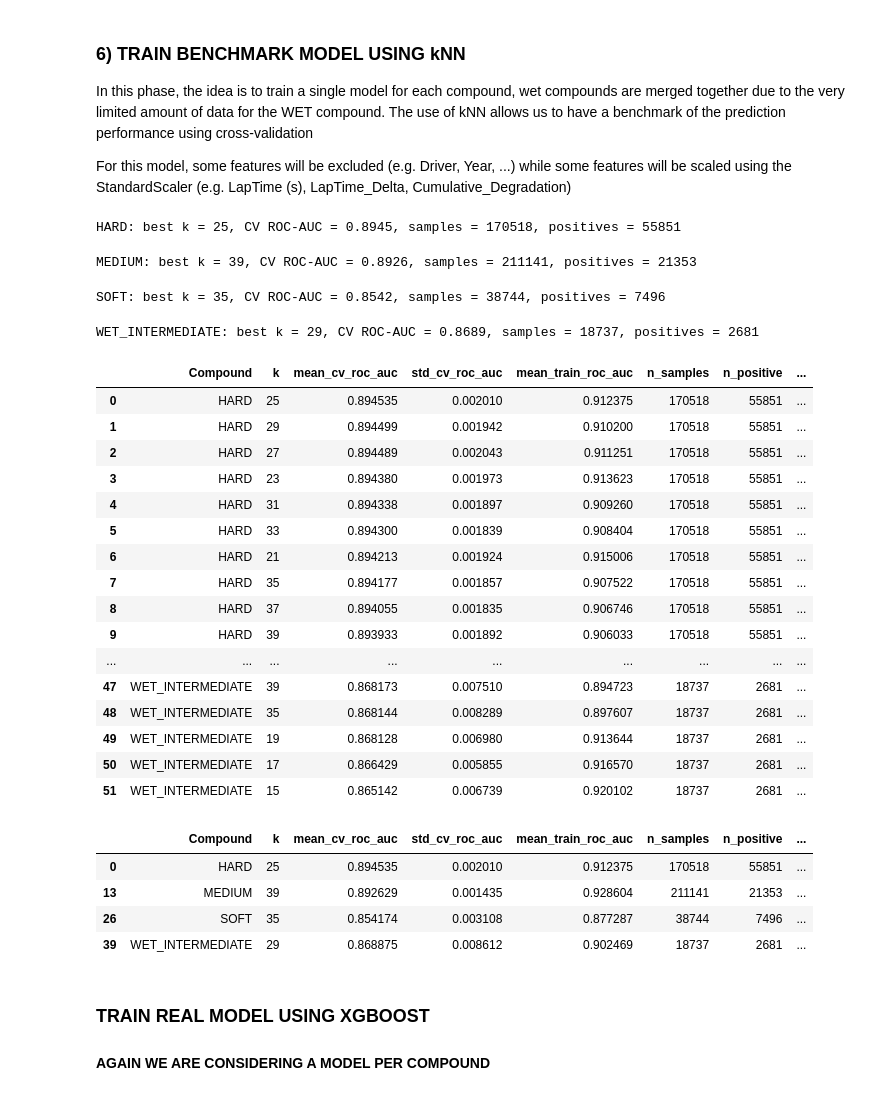
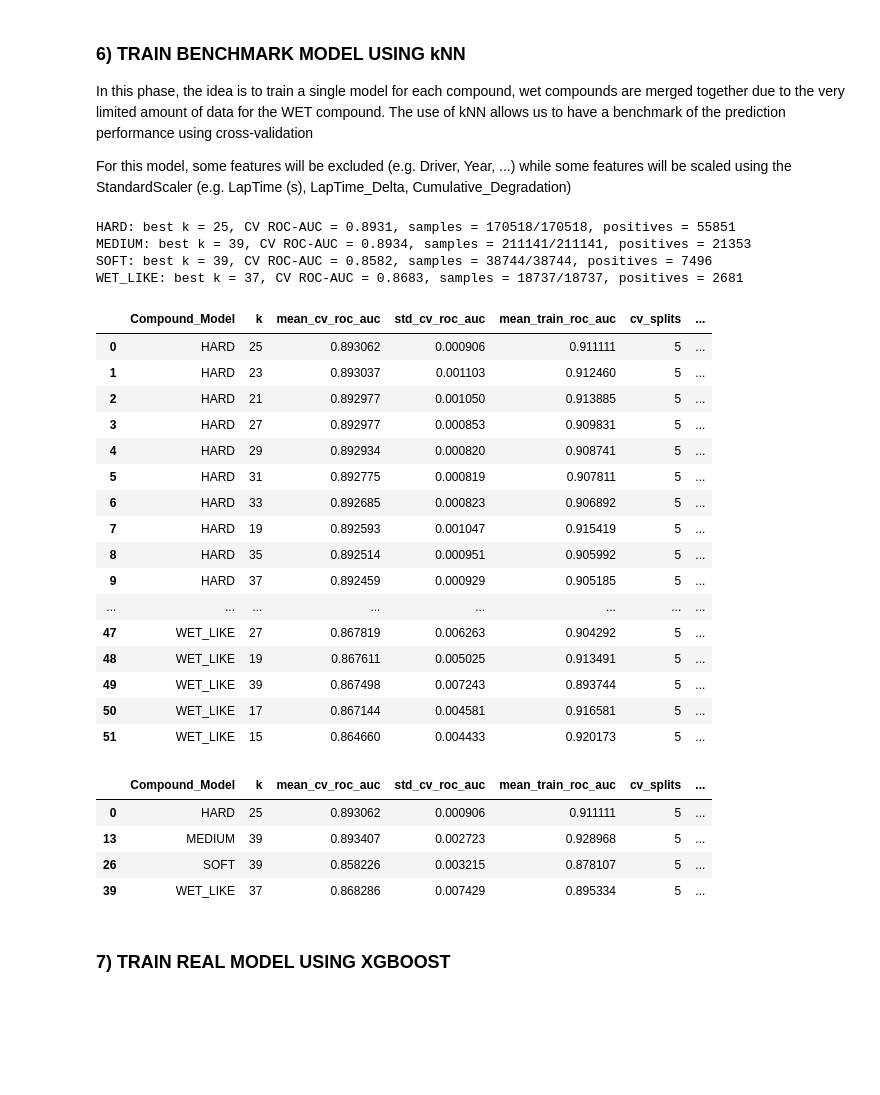
Before and after one commit to giacomoscanavini/data_science_notebooks, a Jupyter notebook: project_predicting_f1_pit_stops/predicting_f1_pit_stops.ipynb, the cells around one changed output. Saved outputs shown, nothing was run; the diff lists cells and outputs as text; code cells hidden in the pictures; blank space fills up the shorter version.

```diff
--- a/project_predicting_f1_pit_stops/predicting_f1_pit_stops.ipynb
+++ b/project_predicting_f1_pit_stops/predicting_f1_pit_stops.ipynb
@@ -964,47 +962,51 @@ def build_compound_knn_models(
 
     return models, results_df
 # %%
-models, knn_results = build_compound_knn_models(df)
-knn_results
+#models, knn_results = build_compound_knn_models(
+#    df,
+#    n_splits=5,
+#    max_samples_per_compound=None,
+#)
+#knn_results
 # %% [output]
-HARD: best k = 25, CV ROC-AUC = 0.8945, samples = 170518, positives = 55851
+HARD: best k = 25, CV ROC-AUC = 0.8931, samples = 170518/170518, positives = 55851
+MEDIUM: best k = 39, CV ROC-AUC = 0.8934, samples = 211141/211141, positives = 21353
+SOFT: best k = 39, CV ROC-AUC = 0.8582, samples = 38744/38744, positives = 7496
+WET_LIKE: best k = 37, CV ROC-AUC = 0.8683, samples = 18737/18737, positives = 2681
-MEDIUM: best k = 39, CV ROC-AUC = 0.8926, samples = 211141, positives = 21353
-SOFT: best k = 35, CV ROC-AUC = 0.8542, samples = 38744, positives = 7496
-WET_INTERMEDIATE: best k = 29, CV ROC-AUC = 0.8689, samples = 18737, positives = 2681
-|  | Compound | k | mean_cv_roc_auc | std_cv_roc_auc | mean_train_roc_auc | n_samples | n_positive | ... |
-| 0 | HARD | 25 | 0.894535 | 0.002010 | 0.912375 | 170518 | 55851 | ... |
-| 1 | HARD | 29 | 0.894499 | 0.001942 | 0.910200 | 170518 | 55851 | ... |
-| 2 | HARD | 27 | 0.894489 | 0.002043 | 0.911251 | 170518 | 55851 | ... |
-| 3 | HARD | 23 | 0.894380 | 0.001973 | 0.913623 | 170518 | 55851 | ... |
-| 4 | HARD | 31 | 0.894338 | 0.001897 | 0.909260 | 170518 | 55851 | ... |
-| 5 | HARD | 33 | 0.894300 | 0.001839 | 0.908404 | 170518 | 55851 | ... |
-| 6 | HARD | 21 | 0.894213 | 0.001924 | 0.915006 | 170518 | 55851 | ... |
-| 7 | HARD | 35 | 0.894177 | 0.001857 | 0.907522 | 170518 | 55851 | ... |
-| 8 | HARD | 37 | 0.894055 | 0.001835 | 0.906746 | 170518 | 55851 | ... |
-| 9 | HARD | 39 | 0.893933 | 0.001892 | 0.906033 | 170518 | 55851 | ... |
-| ... | ... | ... | ... | ... | ... | ... | ... | ... |
-| 47 | WET_INTERMEDIATE | 39 | 0.868173 | 0.007510 | 0.894723 | 18737 | 2681 | ... |
-| 48 | WET_INTERMEDIATE | 35 | 0.868144 | 0.008289 | 0.897607 | 18737 | 2681 | ... |
-| 49 | WET_INTERMEDIATE | 19 | 0.868128 | 0.006980 | 0.913644 | 18737 | 2681 | ... |
-| 50 | WET_INTERMEDIATE | 17 | 0.866429 | 0.005855 | 0.916570 | 18737 | 2681 | ... |
-| 51 | WET_INTERMEDIATE | 15 | 0.865142 | 0.006739 | 0.920102 | 18737 | 2681 | ... |
+|  | Compound_Model | k | mean_cv_roc_auc | std_cv_roc_auc | mean_train_roc_auc | cv_splits | ... |
+| 0 | HARD | 25 | 0.893062 | 0.000906 | 0.911111 | 5 | ... |
+| 1 | HARD | 23 | 0.893037 | 0.001103 | 0.912460 | 5 | ... |
+| 2 | HARD | 21 | 0.892977 | 0.001050 | 0.913885 | 5 | ... |
+| 3 | HARD | 27 | 0.892977 | 0.000853 | 0.909831 | 5 | ... |
+| 4 | HARD | 29 | 0.892934 | 0.000820 | 0.908741 | 5 | ... |
+| 5 | HARD | 31 | 0.892775 | 0.000819 | 0.907811 | 5 | ... |
+| 6 | HARD | 33 | 0.892685 | 0.000823 | 0.906892 | 5 | ... |
+| 7 | HARD | 19 | 0.892593 | 0.001047 | 0.915419 | 5 | ... |
+| 8 | HARD | 35 | 0.892514 | 0.000951 | 0.905992 | 5 | ... |
+| 9 | HARD | 37 | 0.892459 | 0.000929 | 0.905185 | 5 | ... |
+| ... | ... | ... | ... | ... | ... | ... | ... |
+| 47 | WET_LIKE | 27 | 0.867819 | 0.006263 | 0.904292 | 5 | ... |
+| 48 | WET_LIKE | 19 | 0.867611 | 0.005025 | 0.913491 | 5 | ... |
+| 49 | WET_LIKE | 39 | 0.867498 | 0.007243 | 0.893744 | 5 | ... |
+| 50 | WET_LIKE | 17 | 0.867144 | 0.004581 | 0.916581 | 5 | ... |
+| 51 | WET_LIKE | 15 | 0.864660 | 0.004433 | 0.920173 | 5 | ... |
 # %%
+# Print best kNN models
 best_by_compound = (
     knn_results
     .sort_values("mean_cv_roc_auc", ascending=False)
-    .groupby("Compound")
+    .groupby("Compound_Model")
     .head(1)
-    .sort_values("Compound")
+    .sort_values("Compound_Model")
 )
 
 best_by_compound
 # %% [output]
-|  | Compound | k | mean_cv_roc_auc | std_cv_roc_auc | mean_train_roc_auc | n_samples | n_positive | ... |
-| 0 | HARD | 25 | 0.894535 | 0.002010 | 0.912375 | 170518 | 55851 | ... |
-| 13 | MEDIUM | 39 | 0.892629 | 0.001435 | 0.928604 | 211141 | 21353 | ... |
-| 26 | SOFT | 35 | 0.854174 | 0.003108 | 0.877287 | 38744 | 7496 | ... |
-| 39 | WET_INTERMEDIATE | 29 | 0.868875 | 0.008612 | 0.902469 | 18737 | 2681 | ... |
+|  | Compound_Model | k | mean_cv_roc_auc | std_cv_roc_auc | mean_train_roc_auc | cv_splits | ... |
+| 0 | HARD | 25 | 0.893062 | 0.000906 | 0.911111 | 5 | ... |
+| 13 | MEDIUM | 39 | 0.893407 | 0.002723 | 0.928968 | 5 | ... |
+| 26 | SOFT | 39 | 0.858226 | 0.003215 | 0.878107 | 5 | ... |
+| 39 | WET_LIKE | 37 | 0.868286 | 0.007429 | 0.895334 | 5 | ... |
 # %% [markdown]
-### TRAIN REAL MODEL USING XGBOOST
-#### AGAIN WE ARE CONSIDERING A MODEL PER COMPOUND
+### 7) TRAIN REAL MODEL USING XGBOOST
 # %%
```
Also changed, not shown: parts of 27 cells of this notebook, 1 other file.
